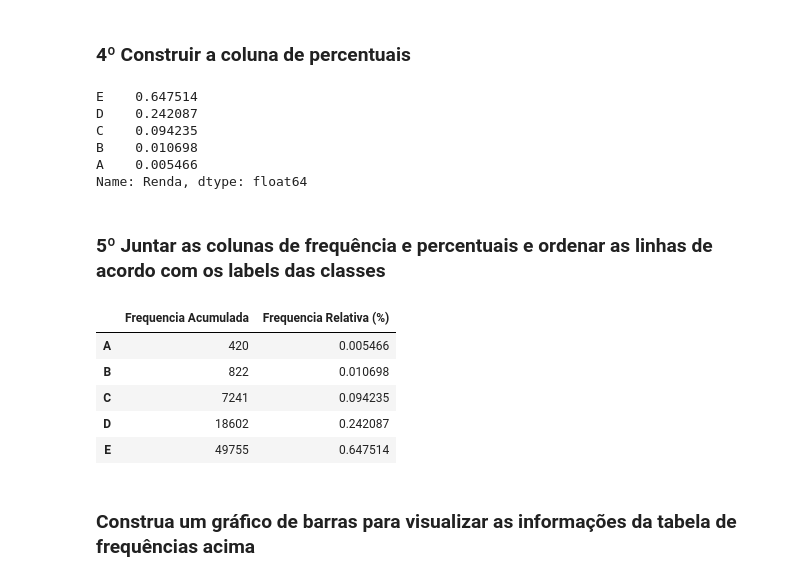
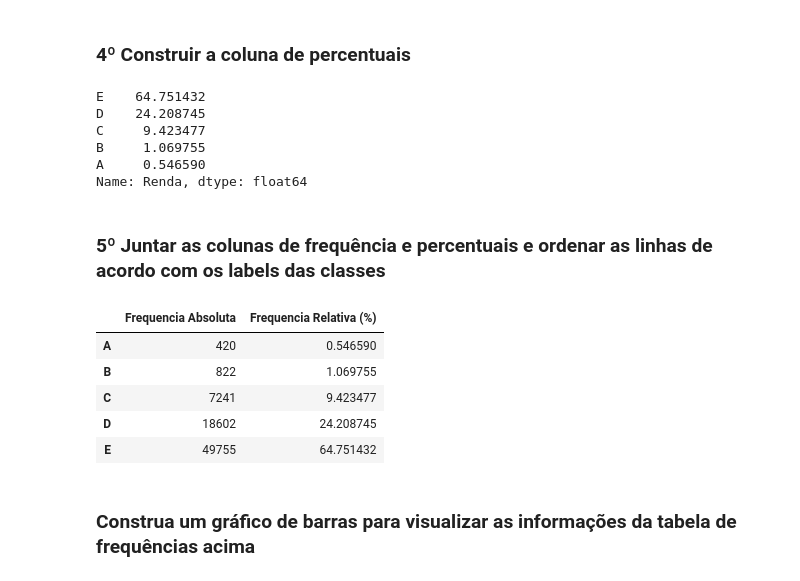
Before and after one commit to Adnunes/formacao_data_science_alura, a Jupyter notebook: Estatística 1/Análise_Descritiva.ipynb, the cells around one changed output. Cells and saved outputs as stored; diff of their text form; code cells hidden in the pictures.

```diff
--- a/Estatística 1/Análise_Descritiva.ipynb
+++ b/Estatística 1/Análise_Descritiva.ipynb
@@ -222,27 +222,27 @@ Name: Renda, dtype: int64
 # %% [markdown]
 ### 4º Construir a coluna de percentuais
 # %%
-agrupando_as_classe_frequencia_relativa = pd.value_counts(atribuindo_as_classes, normalize= True)
+agrupando_as_classe_frequencia_relativa = pd.value_counts(atribuindo_as_classes, normalize= True)*100
 agrupando_as_classe_frequencia_relativa
 # %% [output]
-E    0.647514
-D    0.242087
-C    0.094235
-B    0.010698
-A    0.005466
+E    64.751432
+D    24.208745
+C     9.423477
+B     1.069755
+A     0.546590
 Name: Renda, dtype: float64
 # %% [markdown]
 ### 5º Juntar as colunas de frequência e percentuais e ordenar as linhas de acordo com os labels das classes
 # %%
-df = pd.DataFrame({'Frequencia Acumulada': agrupando_as_classes_frequencia_acumulada, 'Frequencia Relativa (%)': agrupando_as_classe_frequencia_relativa})
+df = pd.DataFrame({'Frequencia Absoluta': agrupando_as_classes_frequencia_acumulada, 'Frequencia Relativa (%)': agrupando_as_classe_frequencia_relativa})
 df.sort_index(ascending=False)
 # %% [output]
-|  | Frequencia Acumulada | Frequencia Relativa (%) |
-| A | 420 | 0.005466 |
-| B | 822 | 0.010698 |
-| C | 7241 | 0.094235 |
-| D | 18602 | 0.242087 |
-| E | 49755 | 0.647514 |
+|  | Frequencia Absoluta | Frequencia Relativa (%) |
+| A | 420 | 0.546590 |
+| B | 822 | 1.069755 |
+| C | 7241 | 9.423477 |
+| D | 18602 | 24.208745 |
+| E | 49755 | 64.751432 |
 # %% [markdown]
 ### Construa um gráfico de barras para visualizar as informações da tabela de frequências acima
 # %%
```
Also changed, not shown: parts of 18 cells of this notebook.
